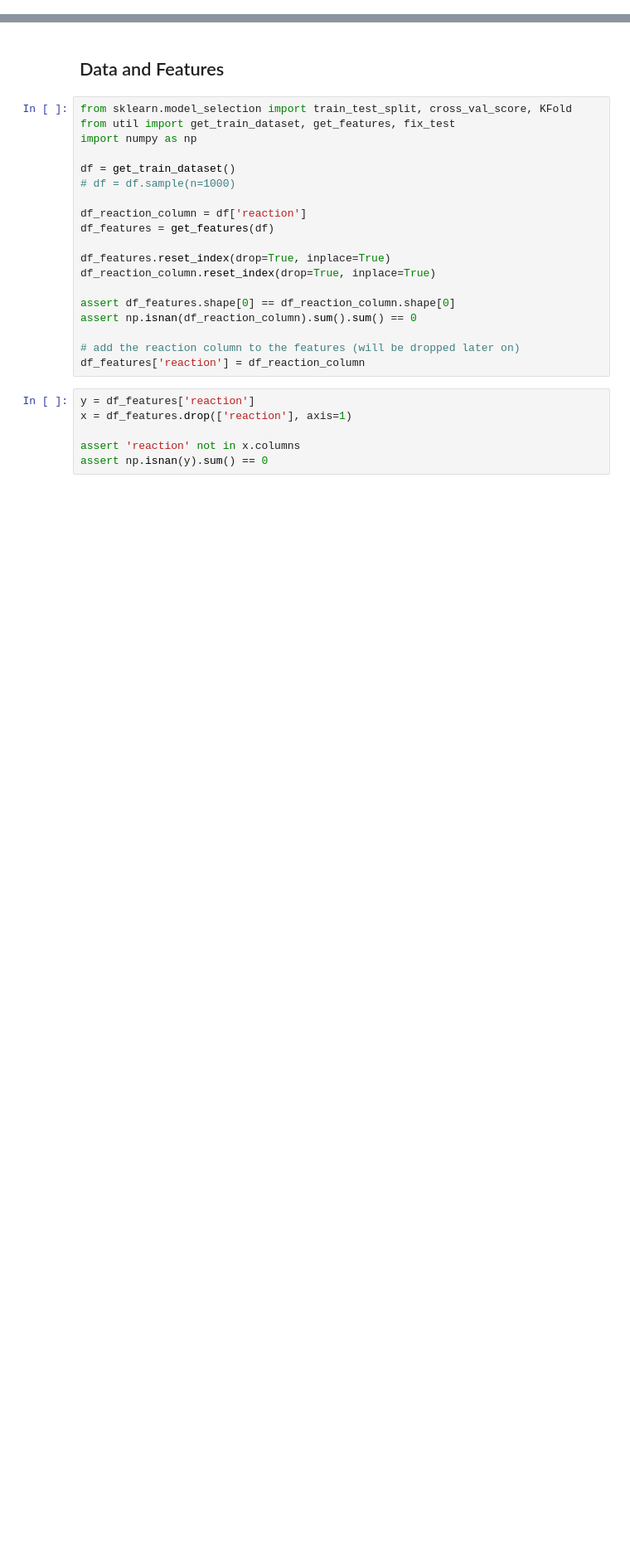
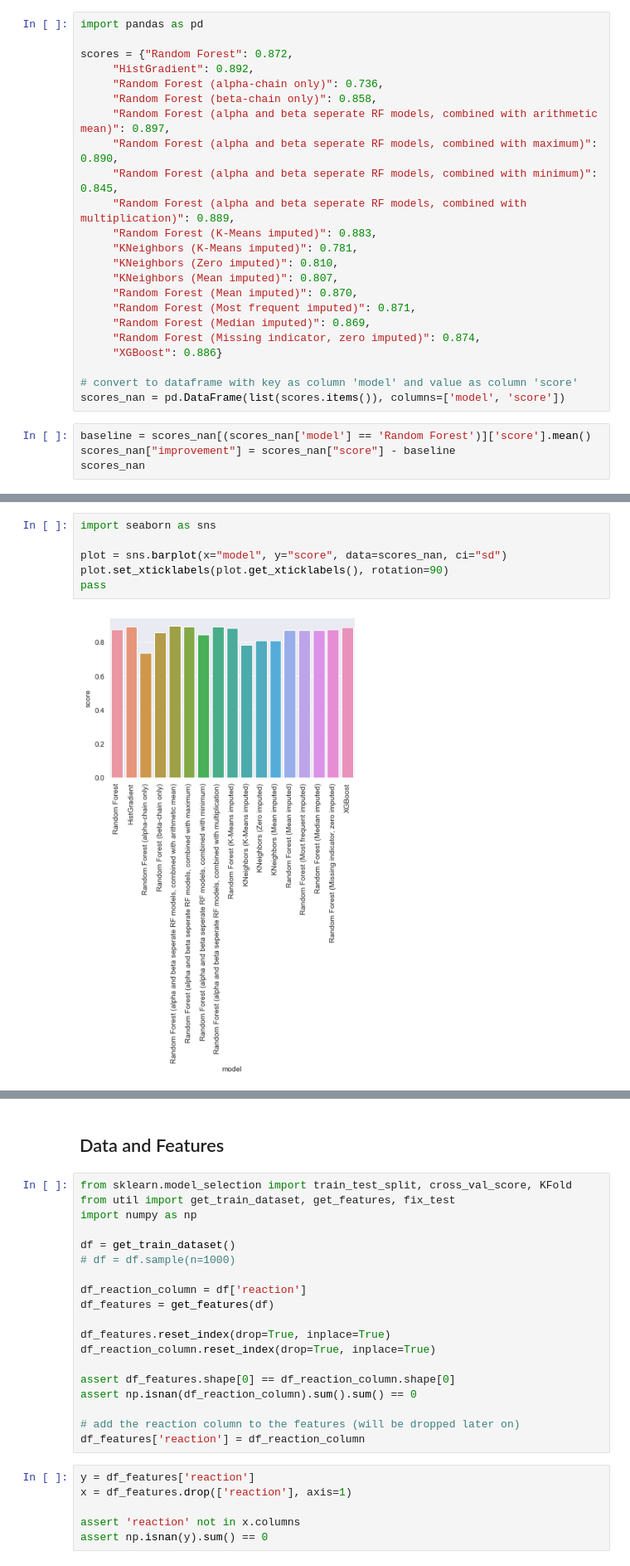
Before and after one commit to arnodeceuninck/thesis, a Jupyter notebook: 10 Overview.ipynb, the cells around one changed output, grey strips where cells are left out. Shown at 83% size. Drawn from its saved outputs; the diff is of its cells as text; blank space fills up the shorter version.

Commit message:
Added graphs

```diff
--- a/10 Overview.ipynb
+++ b/10 Overview.ipynb
@@ -111,0 +31,27 @@ In notebook 5, we've trained a model (Random Forest) on the alpha-chain and a di
+# %%
+import pandas as pd
+
+scores = {"Random Forest": 0.872,
+     "HistGradient": 0.892,
+     "Random Forest (alpha-chain only)": 0.736,
+     "Random Forest (beta-chain only)": 0.858,
+     "Random Forest (alpha and beta seperate RF models, combined with arithmetic mean)": 0.897,
+     "Random Forest (alpha and beta seperate RF models, combined with maximum)": 0.890,
+     "Random Forest (alpha and beta seperate RF models, combined with minimum)": 0.845,
+     "Random Forest (alpha and beta seperate RF models, combined with multiplication)": 0.889,
+     "Random Forest (K-Means imputed)": 0.883,
+     "KNeighbors (K-Means imputed)": 0.781,
+     "KNeighbors (Zero imputed)": 0.810,
+     "KNeighbors (Mean imputed)": 0.807,
+     "Random Forest (Mean imputed)": 0.870,
+     "Random Forest (Most frequent imputed)": 0.871,
+     "Random Forest (Median imputed)": 0.869,
+     "Random Forest (Missing indicator, zero imputed)": 0.874,
+     "XGBoost": 0.886}
+
+# convert to dataframe with key as column 'model' and value as column 'score'
+scores_nan = pd.DataFrame(list(scores.items()), columns=['model', 'score'])
+# %%
+baseline = scores_nan[(scores_nan['model'] == 'Random Forest')]['score'].mean()
+scores_nan["improvement"] = scores_nan["score"] - baseline
+scores_nan
@@ -111,0 +77,8 @@ In notebook 5, we've trained a model (Random Forest) on the alpha-chain and a di
+# %%
+import seaborn as sns
+
+plot = sns.barplot(x="model", y="score", data=scores_nan, ci="sd")
+plot.set_xticklabels(plot.get_xticklabels(), rotation=90)
+pass
+# %% [output]
+[figure, added]
```
Also changed, not shown: parts of 9 cells of this notebook, 5 other files.
